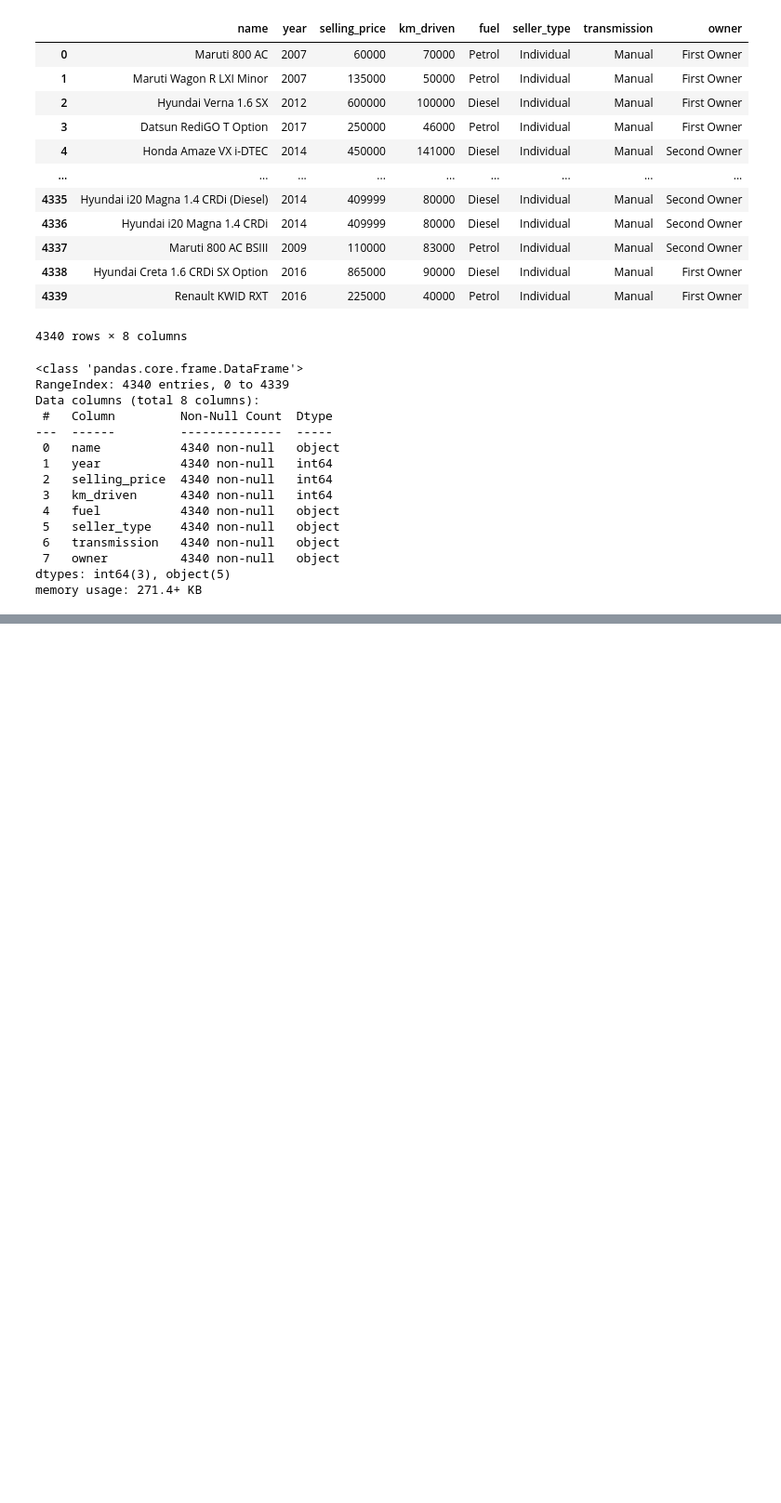
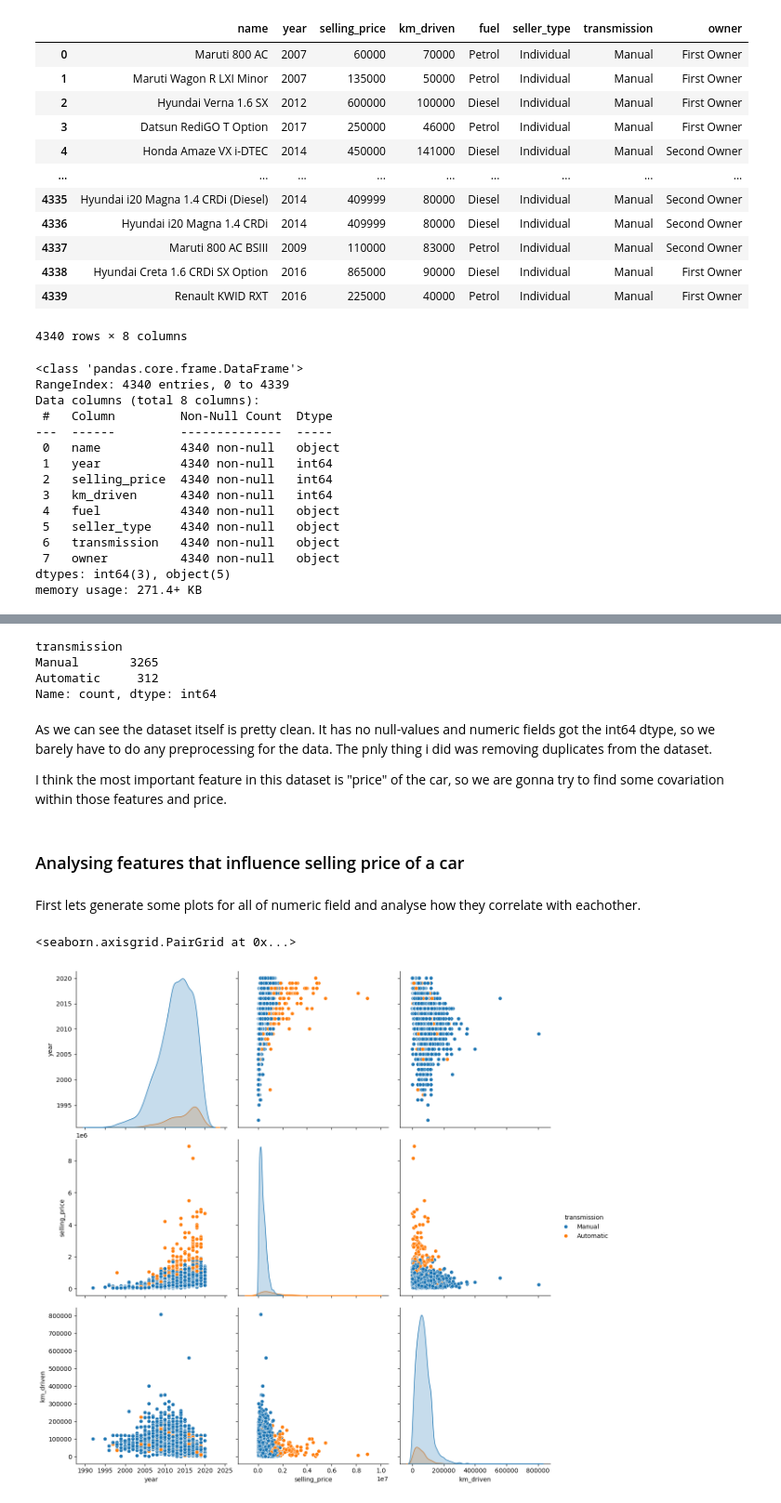
Before and after one commit to sadeclipse/expDataAnalysis, a Jupyter notebook: car_dataset/a.ipynb, the cells around one changed output, grey strips where cells are left out. Shown at 93% size. Drawn from its saved outputs; the diff is of its cells as text; code cells hidden in the pictures; blank space fills up the shorter version.

Commit message:
Add notebook with data analysis

```diff
--- a/car_dataset/a.ipynb
+++ b/car_dataset/a.ipynb
@@ -40,3 +40,5 @@ Data columns (total 8 columns):
  7   owner          4340 non-null   object
 dtypes: int64(3), object(5)
 memory usage: 271.4+ KB
+# %%
+df = df.drop_duplicates(keep='first')
@@ -42,0 +55,20 @@ memory usage: 271.4+ KB
+# %%
+df.transmission.value_counts()
+# %% [output]
+transmission
+Manual       3265
+Automatic     312
+Name: count, dtype: int64
+# %% [markdown]
+As we can see the dataset itself is pretty clean. It has no null-values and numeric fields got the int64 dtype, so we barely have to do any preprocessing for the data. The pnly thing i did was removing duplicates from the dataset.
+
+I think the most important feature in this dataset is "price" of the car, so we are gonna try to find some covariation within those features and price.
+# %% [markdown]
+### Analysing features that influence selling price of a car
+# %% [markdown]
+First lets generate some plots for all of numeric field and analyse how they correlate with eachother.
+# %%
+sns.pairplot(data=df, kind="scatter", diag_kind="kde", height=4, hue="transmission")
+# %% [output]
+<seaborn.axisgrid.PairGrid at 0x...>
+[figure, added]
```
Also changed, not shown: parts of 7 cells of this notebook.
